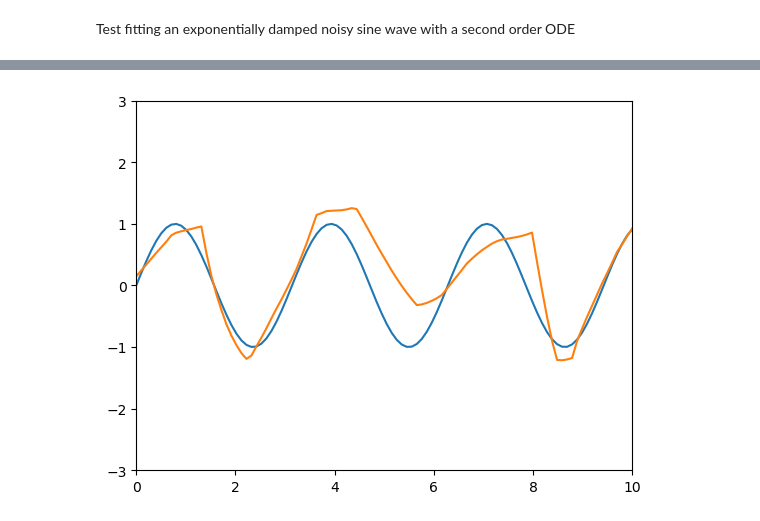
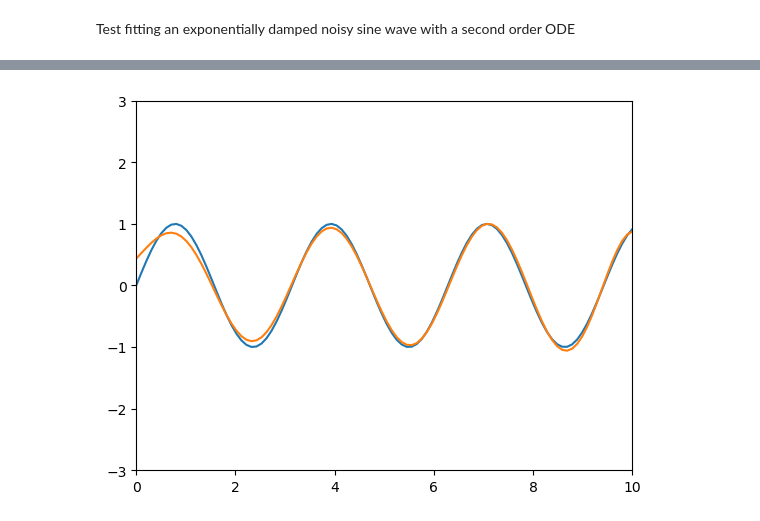
Before and after one commit to alpz/mech-nn-discovery-pde, a Jupyter notebook: 1_fit_test.ipynb, the cells around one changed output, grey strips where cells are left out. Drawn from its saved outputs; the diff is of its cells as text; code cells hidden in the pictures.

```diff
--- a/1_fit_test.ipynb
+++ b/1_fit_test.ipynb
@@ -43,20 +44,20 @@ n_iter =500
 # %%
 
 fig, ax = plt.subplots(1,1)
 ax.set_xlim((0,end))
 ax.set_ylim((-3,3))
 
 line1, = ax.plot([], [])
 line2, = ax.plot([], [])
 
 
 def animate(t):
-    line1.set_data(_y,y_list[5*t])
-    line2.set_data(_y,func_list[5*t])
+    line1.set_data(_y,y_list[7*t])
+    line2.set_data(_y,func_list[7*t])
     return line1,
 anim = FuncAnimation(fig, animate, frames=100, interval=20, blit=True)
 
 HTML(anim.to_html5_video())
 # %% [output]
 [interactive output not drawn]
-[figure, old version]
+[figure, new version]
```
Also changed, not shown: parts of 2 cells of this notebook, 4 other files.
